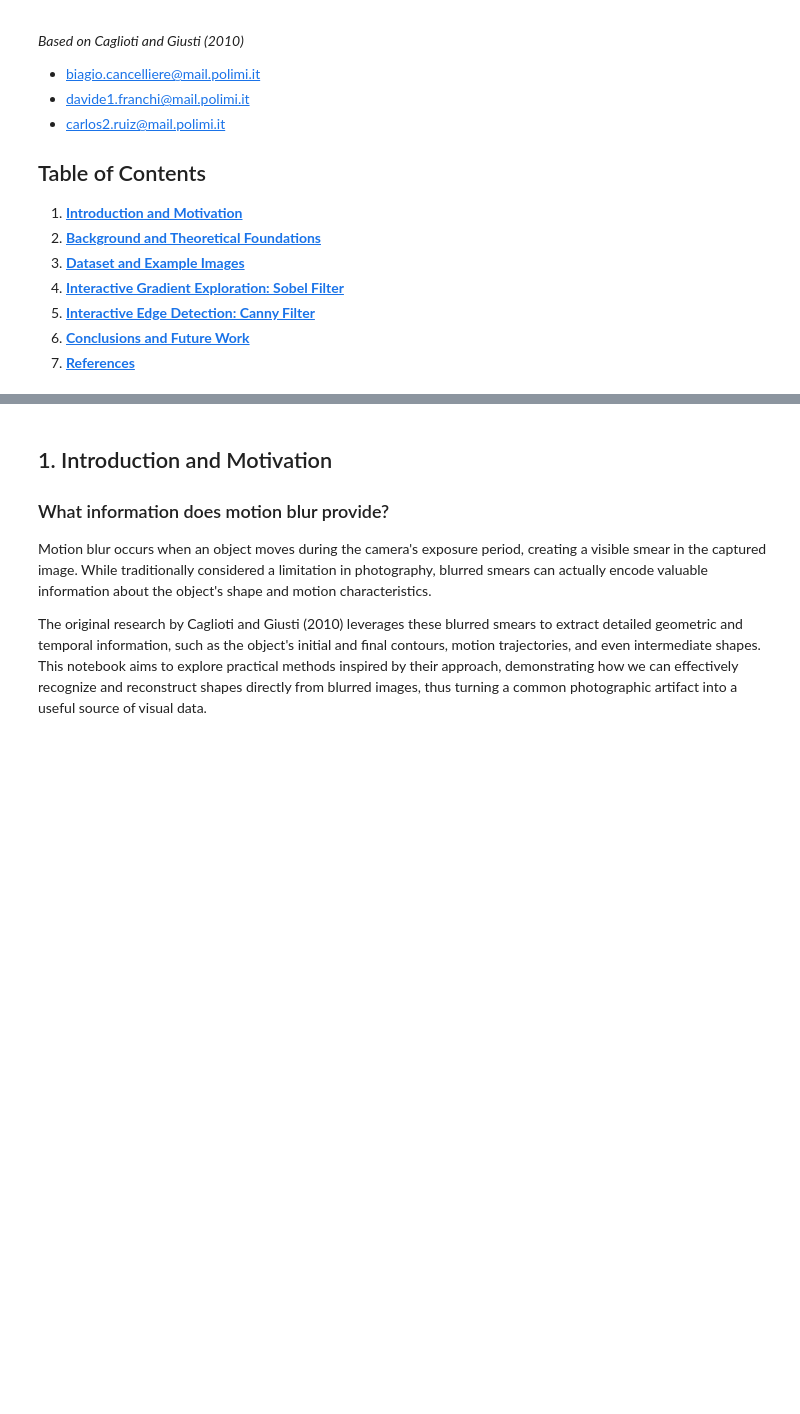
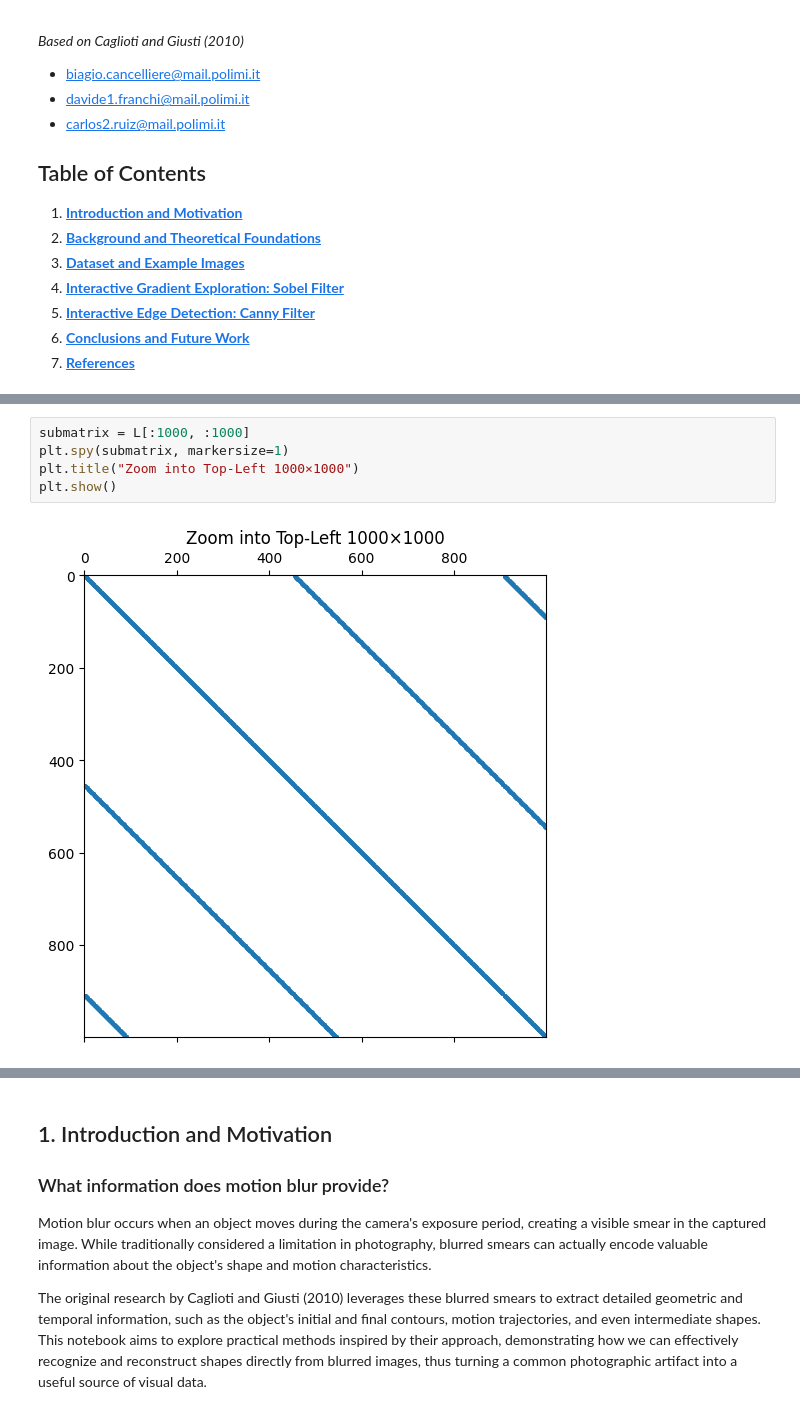
Before and after one commit to Biasinobibi/IACVProject, a Jupyter notebook: notebooks/Motion-Blurred Shape Recognition.ipynb, the cells around one changed output, grey strips where cells are left out. Drawn from its saved outputs; the diff is of its cells as text; blank space fills up the shorter version.

```diff
--- a/notebooks/Motion-Blurred Shape Recognition.ipynb
+++ b/notebooks/Motion-Blurred Shape Recognition.ipynb
@@ -19,0 +329,7 @@
+# %%
+submatrix = L[:1000, :1000]
+plt.spy(submatrix, markersize=1)
+plt.title("Zoom into Top-Left 1000×1000")
+plt.show()
+# %% [output]
+[figure, added]
```
Also changed, not shown: parts of 20 cells of this notebook, 9 other files.
